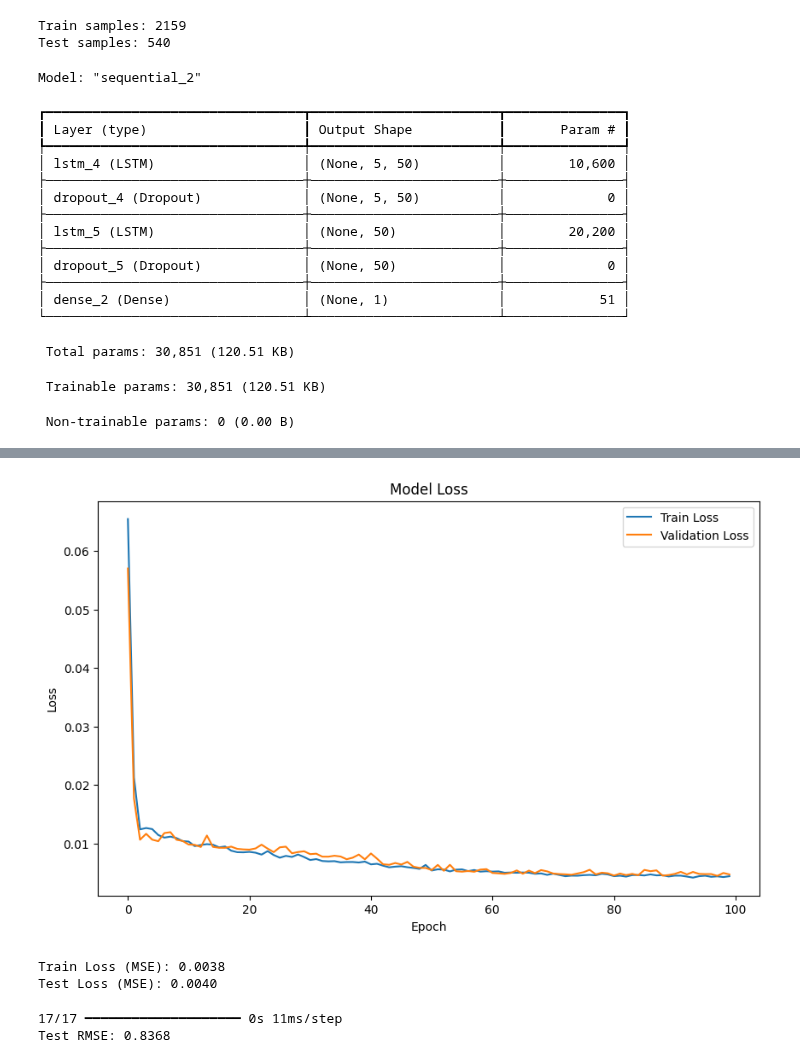
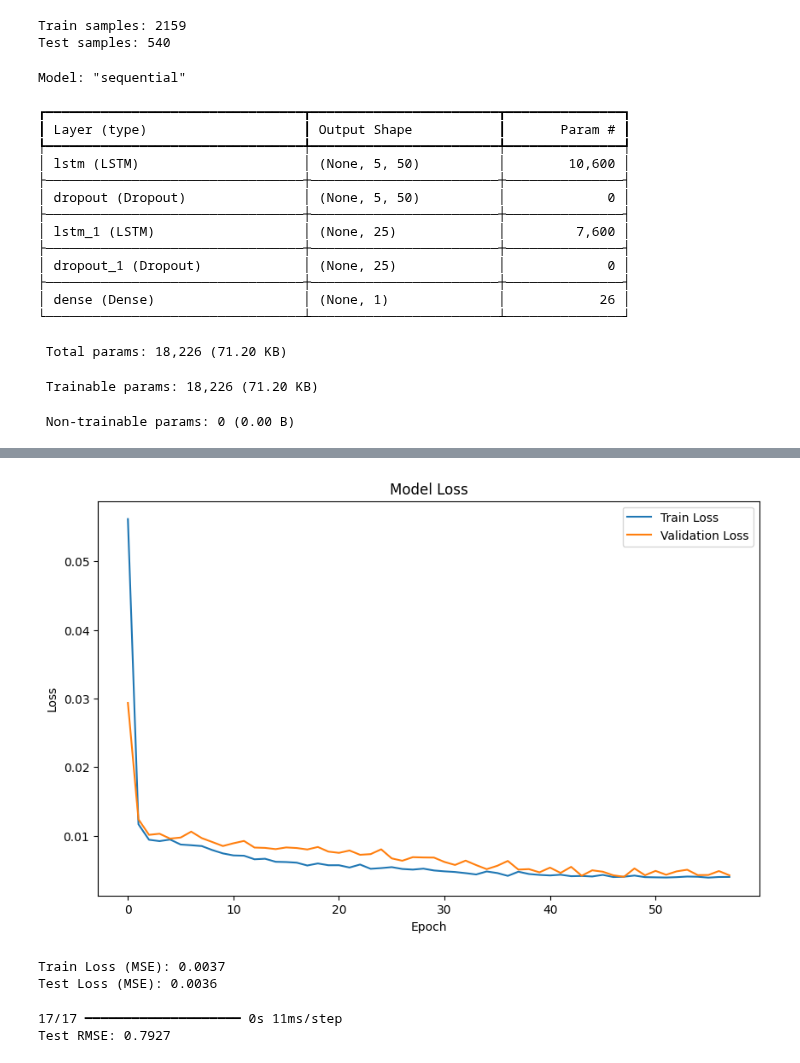
Before and after one commit to th2018/stream_thermal_2025_ms, a Jupyter notebook: LSTM/LSTM_single_station.ipynb, the cells around one changed output, grey strips where cells are left out. Drawn from its saved outputs; the diff is of its cells as text; code cells hidden in the pictures.

```diff
--- a/LSTM/LSTM_single_station.ipynb
+++ b/LSTM/LSTM_single_station.ipynb
@@ -114,6 +115,10 @@ na_count = result.isna().sum()
 # Drop rows with any NaN values
 df_cleaned = result.dropna()
 
+df_cleaned['Date'] = pd.to_datetime(df_cleaned['Date'])
+
+df_cleaned[ df_cleaned['Date'].dt.month.isin([6, 7, 8])]
+
 # Print the cleaned DataFrame
 print(df_cleaned)
 
@@ -242,48 +252,54 @@ Train samples: 2159
 Test samples: 540
 # %%
 # --- 5. Build LSTM Model ---
+h1= 50
+h2 = 25
+optimizer=    Adam(learning_rate=0.001) #'adam'
+d1 = 0.05
+d2 = 0.01
+
 model = Sequential()
 # First LSTM layer with return_sequences=True to pass sequences to the next LSTM layer
-model.add(LSTM(units=50, return_sequences=True, input_shape=(look_back, len(features))))
-model.add(Dropout(0.2)) # Dropout to prevent overfitting
+model.add(LSTM(units= h1, return_sequences=True, input_shape=(look_back, len(features))))
+model.add(Dropout( d1 )) # Dropout to prevent overfitting
 
 # Second LSTM layer
-model.add(LSTM(units=50, return_sequences=False)) # return_sequences=False for the last LSTM layer
-model.add(Dropout(0.2))
+model.add(LSTM(units= h2, return_sequences=False)) # return_sequences=False for the last LSTM layer
+model.add(Dropout( d2 ))
 
 # Dense output layer for regression (predicting a single value 'y')
 model.add(Dense(units=1))
 
 # Compile the model
-model.compile(optimizer='adam', loss='mean_squared_error')
+model.compile(optimizer=optimizer, loss='mean_squared_error')
 
 model.summary()
 # %% [output]
-Model: "sequential_2"
+Model: "sequential"
 ┏━━━━━━━━━━━━━━━━━━━━━━━━━━━━━━━━━┳━━━━━━━━━━━━━━━━━━━━━━━━┳━━━━━━━━━━━━━━━┓
 ┃ Layer (type)                    ┃ Output Shape           ┃       Param # ┃
 ┡━━━━━━━━━━━━━━━━━━━━━━━━━━━━━━━━━╇━━━━━━━━━━━━━━━━━━━━━━━━╇━━━━━━━━━━━━━━━┩
-│ lstm_4 (LSTM)                   │ (None, 5, 50)          │        10,600 │
+│ lstm (LSTM)                     │ (None, 5, 50)          │        10,600 │
 ├─────────────────────────────────┼────────────────────────┼───────────────┤
-│ dropout_4 (Dropout)             │ (None, 5, 50)          │             0 │
+│ dropout (Dropout)               │ (None, 5, 50)          │             0 │
 ├─────────────────────────────────┼────────────────────────┼───────────────┤
-│ lstm_5 (LSTM)                   │ (None, 50)             │        20,200 │
+│ lstm_1 (LSTM)                   │ (None, 25)             │         7,600 │
 ├─────────────────────────────────┼────────────────────────┼───────────────┤
-│ dropout_5 (Dropout)             │ (None, 50)             │             0 │
+│ dropout_1 (Dropout)             │ (None, 25)             │             0 │
 ├─────────────────────────────────┼────────────────────────┼───────────────┤
-│ dense_2 (Dense)                 │ (None, 1)              │            51 │
+│ dense (Dense)                   │ (None, 1)              │            26 │
 └─────────────────────────────────┴────────────────────────┴───────────────┘
- Total params: 30,851 (120.51 KB)
+ Total params: 18,226 (71.20 KB)
- Trainable params: 30,851 (120.51 KB)
+ Trainable params: 18,226 (71.20 KB)
  Non-trainable params: 0 (0.00 B)
 # %%
 # --- 6. Train the Model ---
 # EarlyStopping to stop training when a monitored metric has stopped improving.
 early_stopping = EarlyStopping(monitor='val_loss', patience=10, restore_best_weights=True)
-
+batch =  16
 history = model.fit(X_train, Y_train,
                     epochs=100, # You can increase epochs, EarlyStopping will handle it
-                    batch_size=32,
+                    batch_size= batch ,
                     validation_split=0.2, # Use a portion of training data for validation
                     callbacks=[early_stopping],
                     verbose=1)
@@ -318,4 +334,4 @@ Epoch 100/100
-[figure, old version]
+[figure, new version]
 # %%
 # --- 7. Evaluate the Model ---
 train_loss = model.evaluate(X_train, Y_train, verbose=0)
@@ -323,8 +339,8 @@ test_loss = model.evaluate(X_test, Y_test, verbose=0)
 print(f"\nTrain Loss (MSE): {train_loss:.4f}")
 print(f"Test Loss (MSE): {test_loss:.4f}")
 # %% [output]
-Train Loss (MSE): 0.0038
-Test Loss (MSE): 0.0040
+Train Loss (MSE): 0.0037
+Test Loss (MSE): 0.0036
 # %%
 # --- 8. Make Predictions ---
 # Make predictions on the test set
@@ -339,7 +355,7 @@ rmse = np.sqrt(mean_squared_error(Y_test_original, Y_pred))
 print(f"Test RMSE: {rmse:.4f}")
 # %% [output]
 17/17 ━━━━━━━━━━━━━━━━━━━━ 0s 11ms/step
-Test RMSE: 0.8368
+Test RMSE: 0.7927
 # %%
 #Y_pred
 #Y_test_original
```
Also changed, not shown: parts of 11 cells of this notebook.
